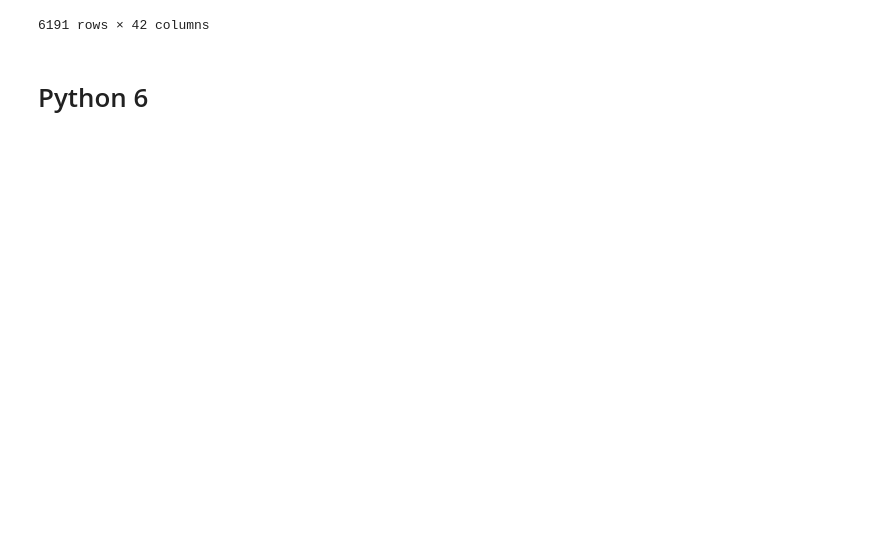
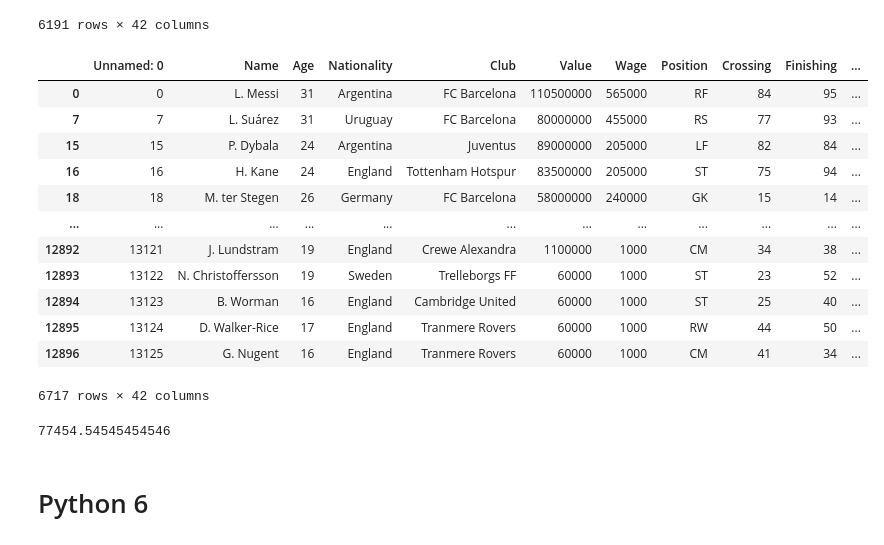
Before and after one commit to Anuar007mm/3.2.Python, a Jupyter notebook: Skillfactory/Python_6/Python 5-6 A.K.ipynb, the cells around one changed output. Cells and saved outputs as stored; diff of their text form; code cells hidden in the pictures; blank space fills up the shorter version.

```diff
--- a/Skillfactory/Python_6/Python 5-6 A.K.ipynb
+++ b/Skillfactory/Python_6/Python 5-6 A.K.ipynb
@@ -220,6 +220,28 @@ football[football.Age > football.Age.mean()]
 | 12861 | 13090 | Y. Uchimura | 33 | Japan | Hokkaido Consadole Sapporo | 20000 | 1000 | CAM | 51 | 31 | ... |
 | 12873 | 13102 | K. Pilkington | 44 | England | Cambridge United | 0 | 1000 | GK | 11 | 12 | ... |
 6191 rows × 42 columns
+# %%
+football[(football.Age < football.Age.mean())|
+        (football.Club == 'FC Barcelona')]
+# %% [output]
+|  | Unnamed: 0 | Name | Age | Nationality | Club | Value | Wage | Position | Crossing | Finishing | ... |
+| 0 | 0 | L. Messi | 31 | Argentina | FC Barcelona | 110500000 | 565000 | RF | 84 | 95 | ... |
+| 7 | 7 | L. Suárez | 31 | Uruguay | FC Barcelona | 80000000 | 455000 | RS | 77 | 93 | ... |
+| 15 | 15 | P. Dybala | 24 | Argentina | Juventus | 89000000 | 205000 | LF | 82 | 84 | ... |
+| 16 | 16 | H. Kane | 24 | England | Tottenham Hotspur | 83500000 | 205000 | ST | 75 | 94 | ... |
+| 18 | 18 | M. ter Stegen | 26 | Germany | FC Barcelona | 58000000 | 240000 | GK | 15 | 14 | ... |
+| ... | ... | ... | ... | ... | ... | ... | ... | ... | ... | ... | ... |
+| 12892 | 13121 | J. Lundstram | 19 | England | Crewe Alexandra | 1100000 | 1000 | CM | 34 | 38 | ... |
+| 12893 | 13122 | N. Christoffersson | 19 | Sweden | Trelleborgs FF | 60000 | 1000 | ST | 23 | 52 | ... |
+| 12894 | 13123 | B. Worman | 16 | England | Cambridge United | 60000 | 1000 | ST | 25 | 40 | ... |
+| 12895 | 13124 | D. Walker-Rice | 17 | England | Tranmere Rovers | 60000 | 1000 | RW | 44 | 50 | ... |
+| 12896 | 13125 | G. Nugent | 16 | England | Tranmere Rovers | 60000 | 1000 | CM | 41 | 34 | ... |
+6717 rows × 42 columns
+# %%
+football[(football.Age < football.Age.mean())&
+        (football.Club == 'FC Barcelona')].Wage.mean()
+# %% [output]
+77454.54545454546
 # %% [markdown]
 # Python 6
 # %%
```
Also changed, not shown: parts of 56 cells of this notebook, 3 other files.
